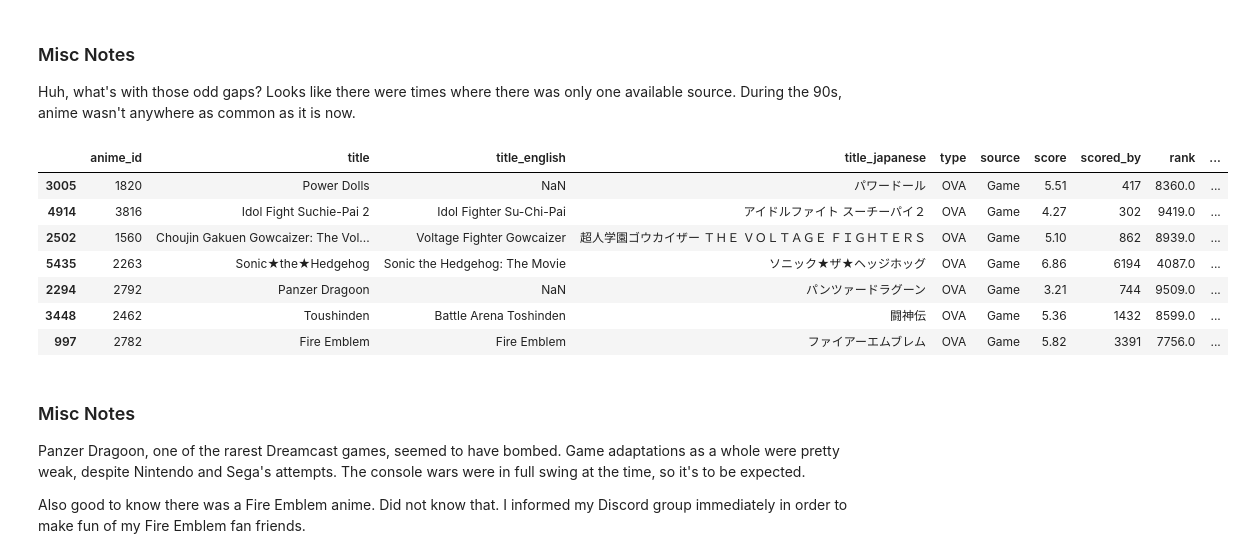
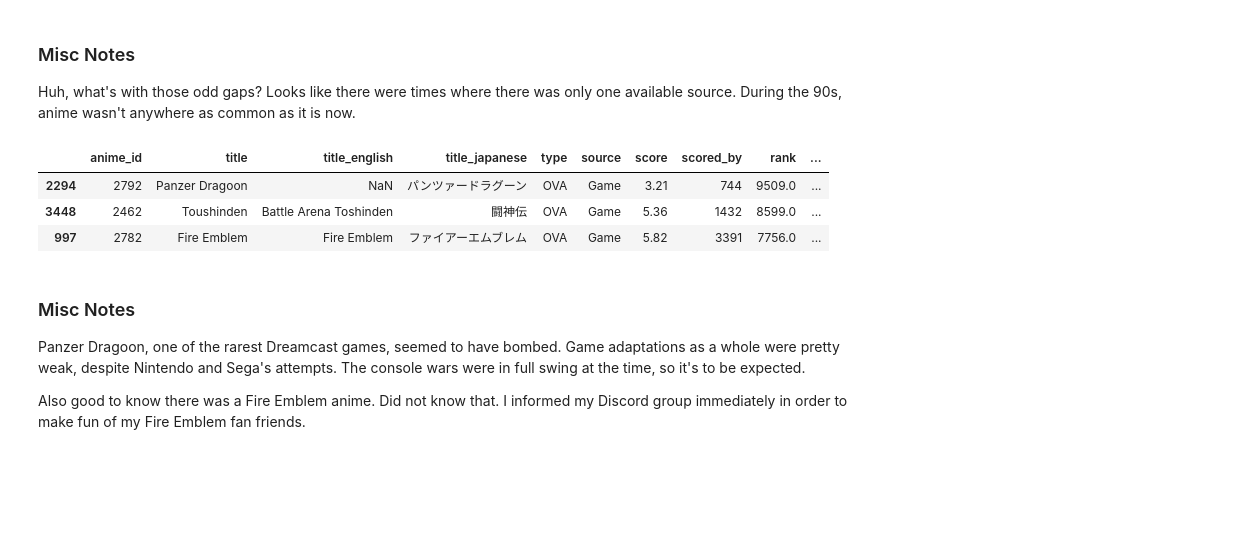
Before and after one commit to pomfy113/DataSci1.1-Work, a Jupyter notebook: Anime Project/AnimeData.ipynb, the cells around one changed output. Drawn from its saved outputs; the diff is of its cells as text; code cells hidden in the pictures; blank space fills up the shorter version.

```diff
--- a/Anime Project/AnimeData.ipynb
+++ b/Anime Project/AnimeData.ipynb
@@ -95,13 +103,9 @@ df[(df['aired_from_year'] > 1994) & (df['aired_from_year'] < 1996) & (df['source
 ### Misc Notes
 Huh, what's with those odd gaps? Looks like there were times where there was only one available source. During the 90s, anime wasn't anywhere as common as it is now.
 # %%
-df[(df['aired_from_year'] == 1996) & (df['source'] == 'Game')]
+df[(df['aired_from_year'] == 1996) & (df['source'] == 'Game')].tail(3)
 # %% [output]
 |  | anime_id | title | title_english | title_japanese | type | source | score | scored_by | rank | ... |
-| 3005 | 1820 | Power Dolls | NaN | パワードール | OVA | Game | 5.51 | 417 | 8360.0 | ... |
-| 4914 | 3816 | Idol Fight Suchie-Pai 2 | Idol Fighter Su-Chi-Pai | アイドルファイト スーチーパイ２ | OVA | Game | 4.27 | 302 | 9419.0 | ... |
-| 2502 | 1560 | Choujin Gakuen Gowcaizer: The Vol... | Voltage Fighter Gowcaizer | 超人学園ゴウカイザー ＴＨＥ ＶＯＬＴＡＧＥ ＦＩＧＨＴＥＲＳ | OVA | Game | 5.10 | 862 | 8939.0 | ... |
-| 5435 | 2263 | Sonic★the★Hedgehog | Sonic the Hedgehog: The Movie | ソニック★ザ★ヘッジホッグ | OVA | Game | 6.86 | 6194 | 4087.0 | ... |
 | 2294 | 2792 | Panzer Dragoon | NaN | パンツァードラグーン | OVA | Game | 3.21 | 744 | 9509.0 | ... |
 | 3448 | 2462 | Toushinden | Battle Arena Toshinden | 闘神伝 | OVA | Game | 5.36 | 1432 | 8599.0 | ... |
 | 997 | 2782 | Fire Emblem | Fire Emblem | ファイアーエムブレム | OVA | Game | 5.82 | 3391 | 7756.0 | ... |
```
Also changed, not shown: parts of 3 cells of this notebook, 2 other files.
